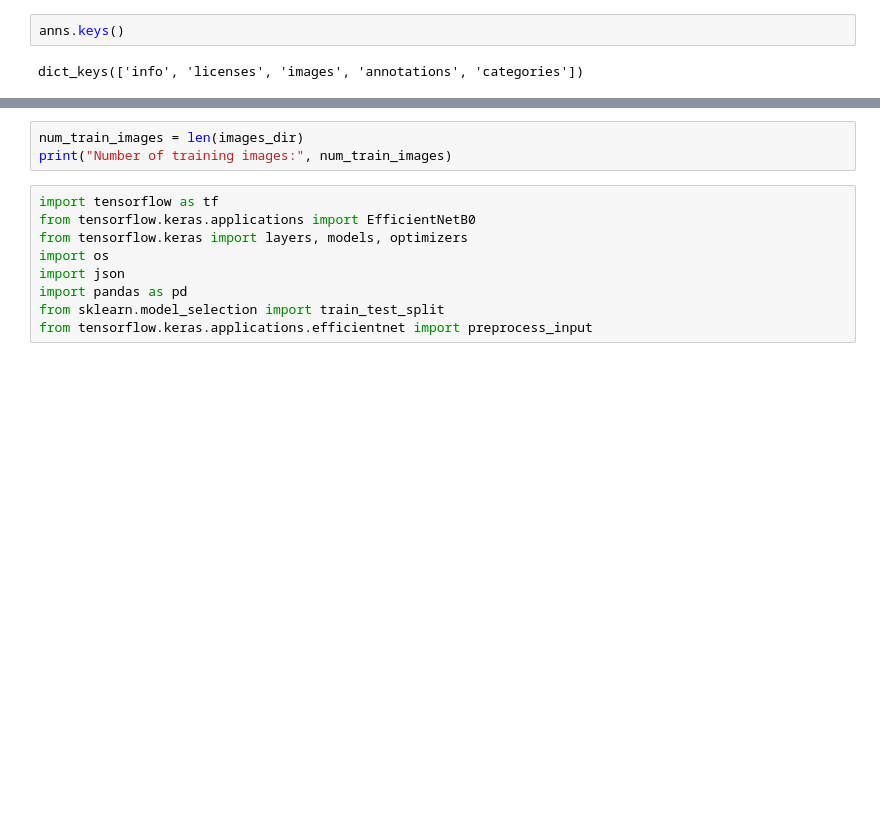
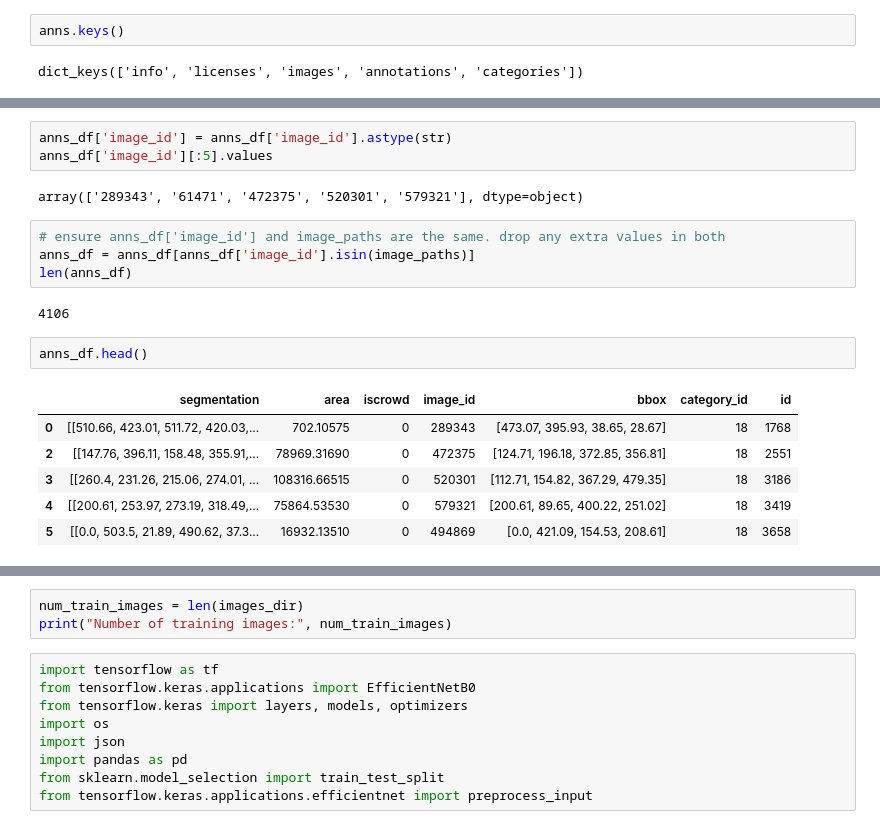
Before and after one commit to MatthewDulcich/Transformer-Image-Captioning, a Jupyter notebook: test.ipynb, the cells around one changed output, grey strips where cells are left out. Cells and saved outputs as stored; diff of their text form; blank space fills up the shorter version.

```diff
--- a/test.ipynb
+++ b/test.ipynb
@@ -201 +214,21 @@ anns_df.head()
+# %%
+anns_df['image_id'] = anns_df['image_id'].astype(str)
+anns_df['image_id'][:5].values
+# %% [output]
+array(['289343', '61471', '472375', '520301', '579321'], dtype=object)
+# %%
+# ensure anns_df['image_id'] and image_paths are the same. drop any extra values in both
+anns_df = anns_df[anns_df['image_id'].isin(image_paths)]
+len(anns_df)
+# %% [output]
+4106
+# %%
+anns_df.head()
+# %% [output]
+|  | segmentation | area | iscrowd | image_id | bbox | category_id | id |
+| 0 | [[510.66, 423.01, 511.72, 420.03,... | 702.10575 | 0 | 289343 | [473.07, 395.93, 38.65, 28.67] | 18 | 1768 |
+| 2 | [[147.76, 396.11, 158.48, 355.91,... | 78969.31690 | 0 | 472375 | [124.71, 196.18, 372.85, 356.81] | 18 | 2551 |
+| 3 | [[260.4, 231.26, 215.06, 274.01, ... | 108316.66515 | 0 | 520301 | [112.71, 154.82, 367.29, 479.35] | 18 | 3186 |
+| 4 | [[200.61, 253.97, 273.19, 318.49,... | 75864.53530 | 0 | 579321 | [200.61, 89.65, 400.22, 251.02] | 18 | 3419 |
+| 5 | [[0.0, 503.5, 21.89, 490.62, 37.3... | 16932.13510 | 0 | 494869 | [0.0, 421.09, 154.53, 208.61] | 18 | 3658 |
 # %%
```
Also changed, not shown: parts of 12 cells of this notebook, 1 other file.
